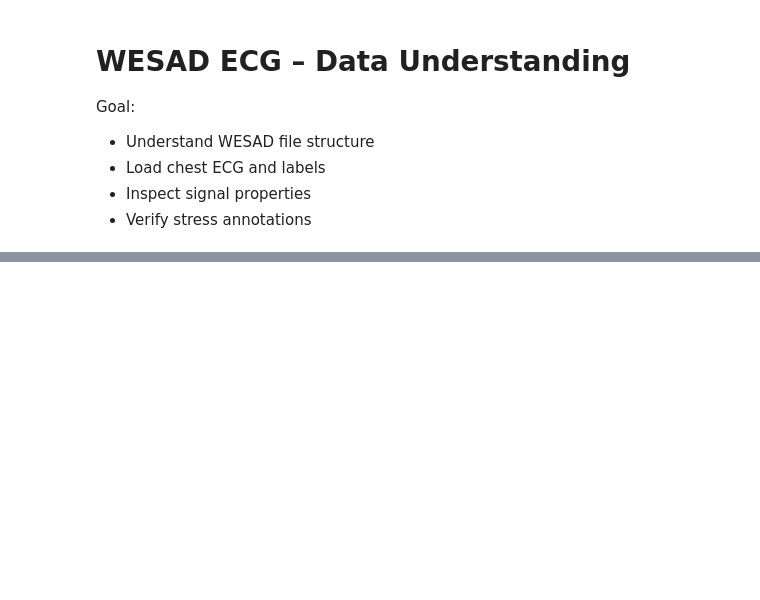
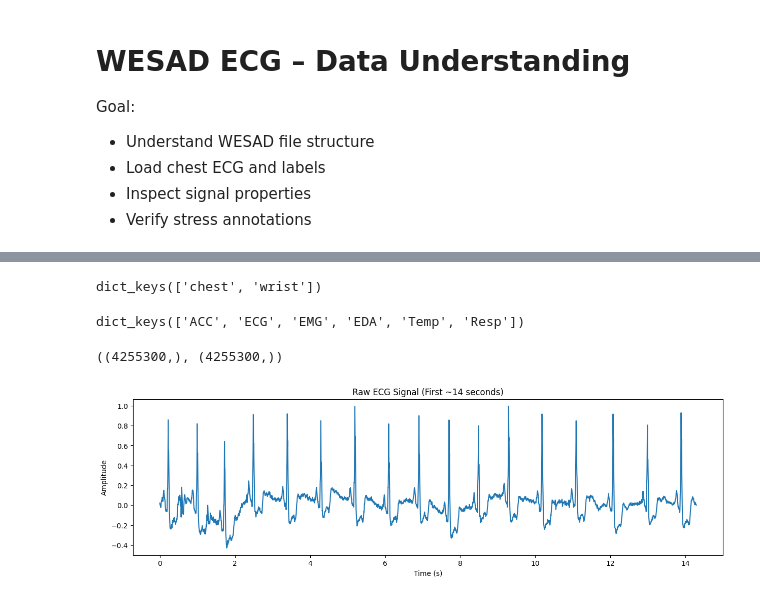
Before and after one commit to Saber0722/HRV-Analysis-for-Stress-Sleep-Monitoring, a Jupyter notebook: src/eda.ipynb, the cells around one changed output, grey strips where cells are left out. Drawn from its saved outputs; the diff is of its cells as text; code cells hidden in the pictures; blank space fills up the shorter version.

```diff
--- a/src/eda.ipynb
+++ b/src/eda.ipynb
@@ -18,7 +18,7 @@ from scipy import signal
 
 plt.rcParams["figure.figsize"] = (15, 4)
 # %%
-DATASET_PATH = "../data/wWESAD"   # change if needed
+DATASET_PATH = "../data/WESAD"   # change if needed
 
 subjects = sorted([d for d in os.listdir(DATASET_PATH) if d.startswith("S")])
 subjects
@@ -26,0 +41,8 @@ FileNotFoundError: [Errno 2] No such file or directory: '../data/wesad'
+# %%
+import pickle
+
+subject = "S2"
+subject_path = os.path.join(DATASET_PATH, subject, f"{subject}.pkl")
+
+with open(subject_path, "rb") as f:
+    data = pickle.load(f, encoding="latin1")
@@ -26,0 +53,27 @@ FileNotFoundError: [Errno 2] No such file or directory: '../data/wesad'
+# %%
+data["signal"].keys()
+# %% [output]
+dict_keys(['chest', 'wrist'])
+# %%
+data["signal"]["chest"].keys()
+# %% [output]
+dict_keys(['ACC', 'ECG', 'EMG', 'EDA', 'Temp', 'Resp'])
+# %%
+ecg = data["signal"]["chest"]["ECG"].squeeze()
+labels = data["label"]
+# %%
+ecg.shape, labels.shape
+# %% [output]
+((4255300,), (4255300,))
+# %%
+FS = 700
+# %%
+t = np.arange(len(ecg)) / FS
+
+plt.plot(t[:10_000], ecg[:10_000])
+plt.xlabel("Time (s)")
+plt.ylabel("Amplitude")
+plt.title("Raw ECG Signal (First ~14 seconds)")
+plt.show()
+# %% [output]
+[figure, added]
```
Also changed, not shown: parts of 5 cells of this notebook, 3 other files.
